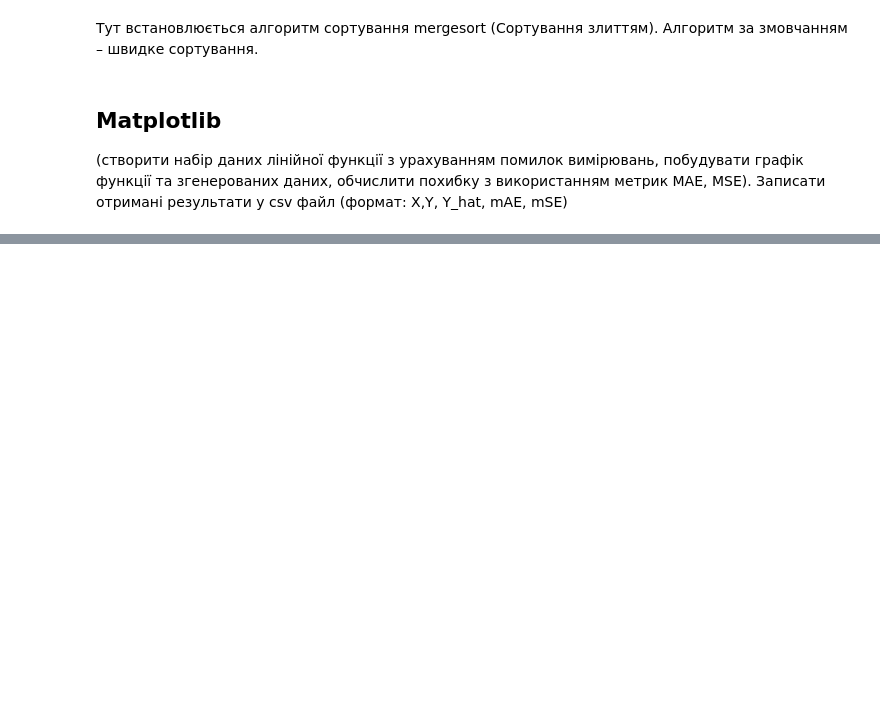
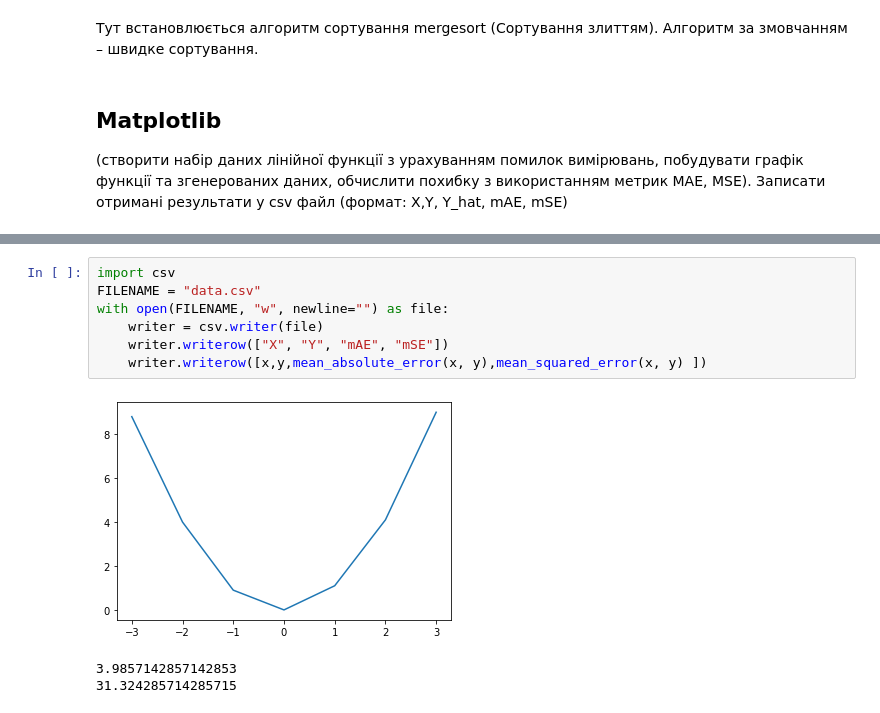
Before and after one commit to Katiaaaa/Neural-Networks, a Jupyter notebook: Lab1/Lab1.ipynb, the cells around one changed output, grey strips where cells are left out. Saved outputs shown, nothing was run; the diff lists cells and outputs as text; blank space fills up the shorter version.

```diff
--- a/Lab1/Lab1.ipynb
+++ b/Lab1/Lab1.ipynb
@@ -234,0 +235,11 @@ with open(FILENAME, "w", newline="") as file:
+# %%
+import csv
+FILENAME = "data.csv"
+with open(FILENAME, "w", newline="") as file:
+    writer = csv.writer(file)
+    writer.writerow(["X", "Y", "mAE", "mSE"])
+    writer.writerow([x,y,mean_absolute_error(x, y),mean_squared_error(x, y) ])
+# %% [output]
+[figure, added]
+3.9857142857142853
+31.324285714285715
```
Also changed, not shown: parts of 1 cell of this notebook.
